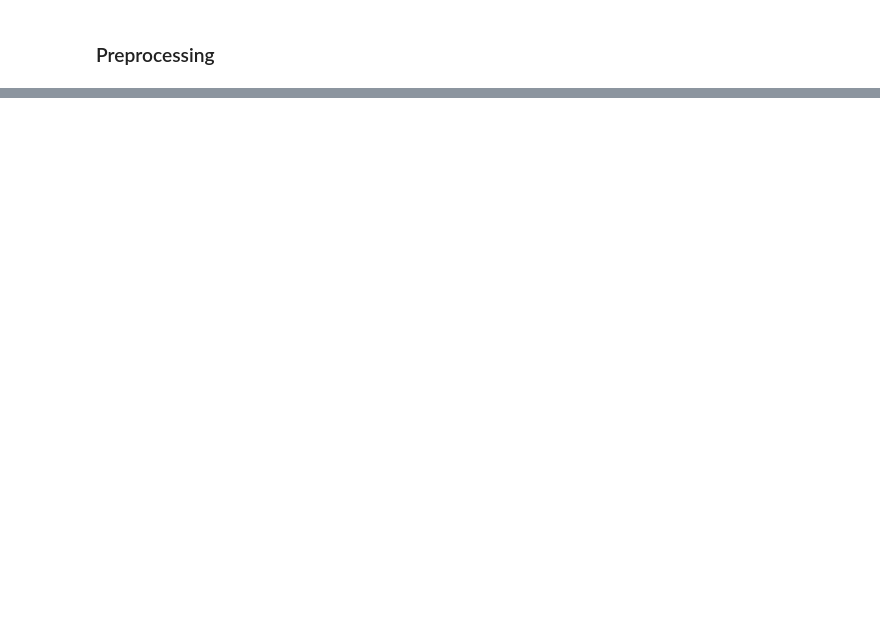
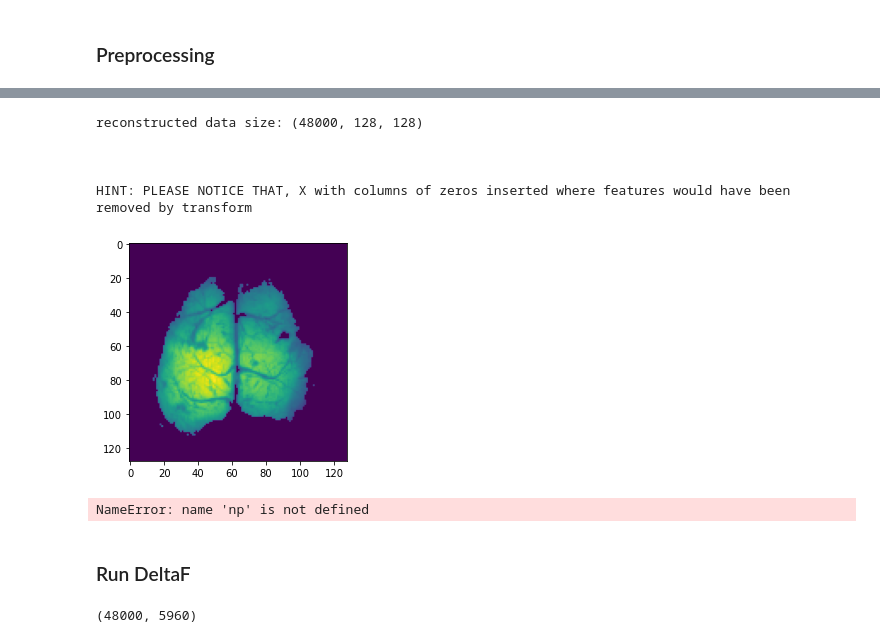
Before and after one commit to NimaMojtahedi/Calcium-imaging-data-analysis, a Jupyter notebook: notebook.ipynb, the cells around one changed output, grey strips where cells are left out. Saved outputs shown, nothing was run; the diff lists cells and outputs as text; code cells hidden in the pictures; blank space fills up the shorter version.

```diff
--- a/notebook.ipynb
+++ b/notebook.ipynb
@@ -58,13 +98,20 @@ print(f'selected feature shape for given threshold: {feature_selected.shape}')
 # %%
 # reconstructing back data
-data_rec = var_feature.inverse_transform(working_data)
+data_rec = var_feature.inverse_transform(feature_selected)
 
 # reshape back data to 3d tensor
 data_rec = data_rec.reshape(n, p1, p2)
-working_data = data_rec
 
+plt.imshow(np.mean(data_rec, axis=0))
 print(f'reconstructed data size: {data_rec.shape} \n\n\n')
 print('HINT: PLEASE NOTICE THAT, X with columns of zeros inserted where features would have been removed by transform')
+# %% [output]
+reconstructed data size: (48000, 128, 128)
+
+
+
+HINT: PLEASE NOTICE THAT, X with columns of zeros inserted where features would have been removed by transform
+[figure, added]
 # %%
 # if you want to get selected indices
 # var_feature.get_support()
@@ -75,0 +121,8 @@ working_data = data_deltaf
+# %%
+# loading data
+feature_selected = np.load("./data/selected_features.npy")
+print(feature_selected.shape)
+# %% [output]
+NameError: name 'np' is not defined
+# %% [markdown]
+### Run DeltaF
@@ -75,0 +135,6 @@ working_data = data_deltaf
+# %%
+# loading data
+deltaf = np.load("./data/deltaf.npy")
+print(deltaf.shape)
+# %% [output]
+(48000, 5960)
```
Also changed, not shown: parts of 38 cells of this notebook, 1 other file.
